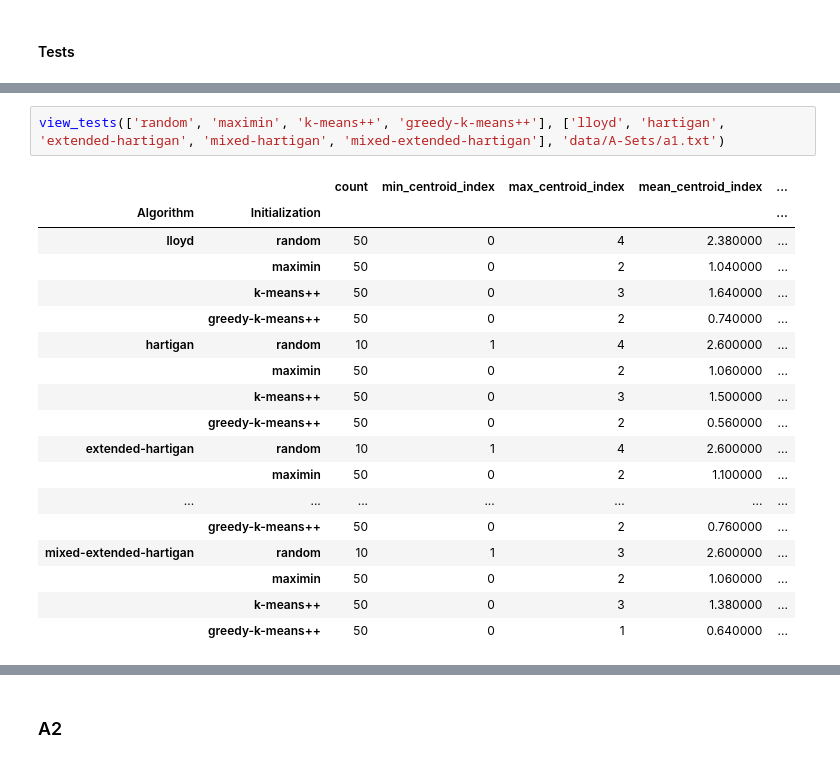
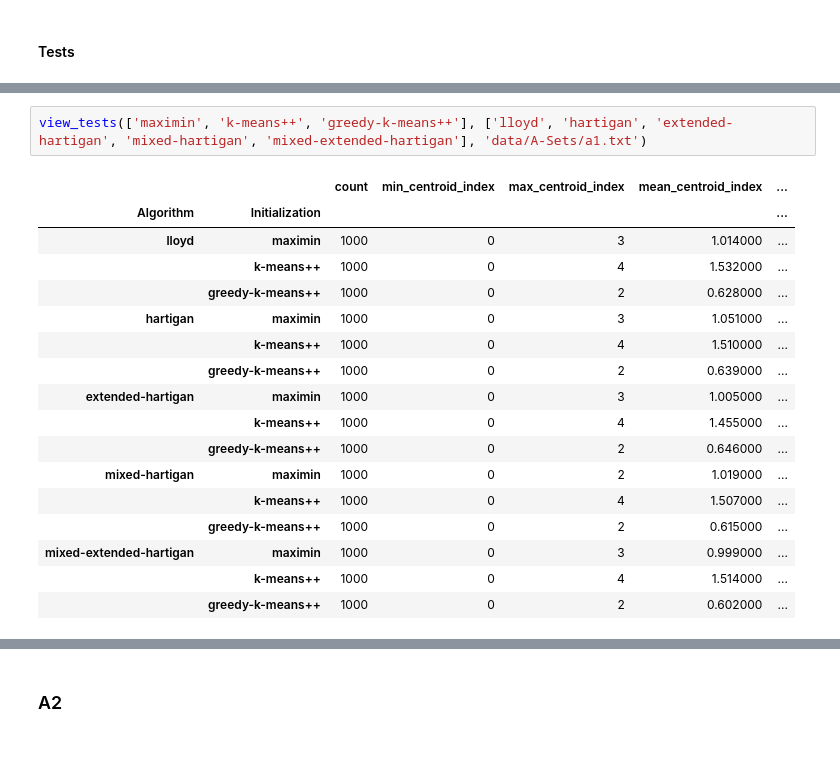
Before and after one commit to sstraccialini/k-means, a Jupyter notebook: kmeans.ipynb, the cells around one changed output, grey strips where cells are left out. Drawn from its saved outputs; the diff is of its cells as text.

```diff
--- a/kmeans.ipynb
+++ b/kmeans.ipynb
@@ -1084,24 +1084,23 @@ lloyd with greedy-k-means++ initialization done
 # %%
-view_tests(['random', 'maximin', 'k-means++', 'greedy-k-means++'], ['lloyd', 'hartigan', 'extended-hartigan', 'mixed-hartigan', 'mixed-extended-hartigan'], 'data/A-Sets/a1.txt')
+view_tests(['maximin', 'k-means++', 'greedy-k-means++'], ['lloyd', 'hartigan', 'extended-hartigan', 'mixed-hartigan', 'mixed-extended-hartigan'], 'data/A-Sets/a1.txt')
 # %% [output]
 |  |  | count | min_centroid_index | max_centroid_index | mean_centroid_index | ... |
 | Algorithm | Initialization |  |  |  |  | ... |
-| lloyd | random | 50 | 0 | 4 | 2.380000 | ... |
-|  | maximin | 50 | 0 | 2 | 1.040000 | ... |
-|  | k-means++ | 50 | 0 | 3 | 1.640000 | ... |
-|  | greedy-k-means++ | 50 | 0 | 2 | 0.740000 | ... |
-| hartigan | random | 10 | 1 | 4 | 2.600000 | ... |
-|  | maximin | 50 | 0 | 2 | 1.060000 | ... |
-|  | k-means++ | 50 | 0 | 3 | 1.500000 | ... |
-|  | greedy-k-means++ | 50 | 0 | 2 | 0.560000 | ... |
-| extended-hartigan | random | 10 | 1 | 4 | 2.600000 | ... |
-|  | maximin | 50 | 0 | 2 | 1.100000 | ... |
-| ... | ... | ... | ... | ... | ... | ... |
-|  | greedy-k-means++ | 50 | 0 | 2 | 0.760000 | ... |
-| mixed-extended-hartigan | random | 10 | 1 | 3 | 2.600000 | ... |
-|  | maximin | 50 | 0 | 2 | 1.060000 | ... |
-|  | k-means++ | 50 | 0 | 3 | 1.380000 | ... |
-|  | greedy-k-means++ | 50 | 0 | 1 | 0.640000 | ... |
+| lloyd | maximin | 1000 | 0 | 3 | 1.014000 | ... |
+|  | k-means++ | 1000 | 0 | 4 | 1.532000 | ... |
+|  | greedy-k-means++ | 1000 | 0 | 2 | 0.628000 | ... |
+| hartigan | maximin | 1000 | 0 | 3 | 1.051000 | ... |
+|  | k-means++ | 1000 | 0 | 4 | 1.510000 | ... |
+|  | greedy-k-means++ | 1000 | 0 | 2 | 0.639000 | ... |
+| extended-hartigan | maximin | 1000 | 0 | 3 | 1.005000 | ... |
+|  | k-means++ | 1000 | 0 | 4 | 1.455000 | ... |
+|  | greedy-k-means++ | 1000 | 0 | 2 | 0.646000 | ... |
+| mixed-hartigan | maximin | 1000 | 0 | 2 | 1.019000 | ... |
+|  | k-means++ | 1000 | 0 | 4 | 1.507000 | ... |
+|  | greedy-k-means++ | 1000 | 0 | 2 | 0.615000 | ... |
+| mixed-extended-hartigan | maximin | 1000 | 0 | 3 | 0.999000 | ... |
+|  | k-means++ | 1000 | 0 | 4 | 1.514000 | ... |
+|  | greedy-k-means++ | 1000 | 0 | 2 | 0.602000 | ... |
 # %%
 centroid_id_histogram(['random', 'k-means++', 'maximin', 'greedy-k-means++'], ['lloyd', 'hartigan', 'extended-hartigan', 'mixed-hartigan', 'mixed-extended-hartigan'], 'data/A-Sets/a1.txt')
 # %% [output]
```
Also changed, not shown: parts of 9 cells of this notebook, 10 other files.
